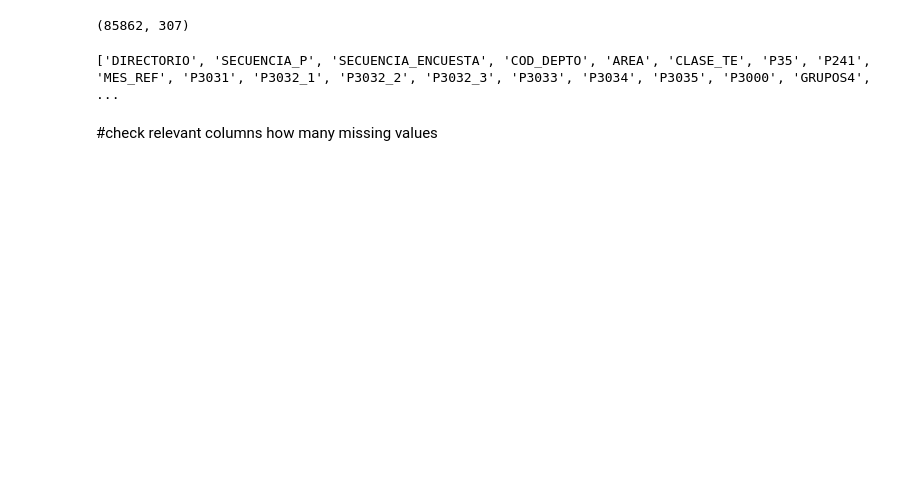
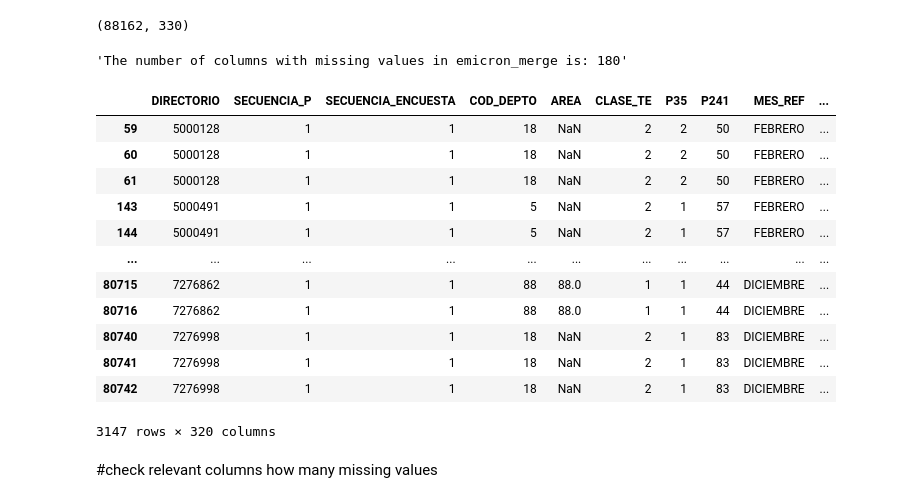
Before and after one commit to rbenzecry/SME-informal-sector-colombia, a Jupyter notebook: 01_emicron/01_cleaning_data_undp.ipynb, the cells around one changed output. Saved outputs shown, nothing was run; the diff lists cells and outputs as text; code cells hidden in the pictures; blank space fills up the shorter version.

```diff
--- a/01_emicron/01_cleaning_data_undp.ipynb
+++ b/01_emicron/01_cleaning_data_undp.ipynb
@@ -86,0 +182,12 @@ emicron = pd.merge(emicron, f_ex_micro, on=["DIRECTORIO", "SECUENCIA_ENCUESTA",
+# %%
+# Define the old and new column names
+rename_cols = {'MES': 'MES_REF', 'CLASE': 'CLASE_TE', 'DPTO': 'COD_DEPTO', 'ORDEN':'SECUENCIA_ENCUESTA'}
+
+# Rename the columns in all dataframes
+for dataset_name, dataset in datasets_geih.items():
+    datasets_geih[dataset_name] = dataset.rename(columns=rename_cols)
+# %%
+columns_to_drop = ['PERIODO', 'PER', 'REGIS', 'CLASE_TE', 'COD_DEPTO', 'MES_REF', 'id_house', 'FEX_C18', 'HOGAR', 'adj_weight']
+
+for dataset_name, dataset in datasets_geih.items():
+    datasets_geih[dataset_name] = dataset.drop(columns_to_drop, axis=1, errors='ignore')
@@ -86,0 +196,23 @@ emicron = pd.merge(emicron, f_ex_micro, on=["DIRECTORIO", "SECUENCIA_ENCUESTA",
+# %%
+# Convert the data types of the merging columns to int64
+for dataset_name, dataset in datasets_geih.items():
+    for col in ["DIRECTORIO", "SECUENCIA_P", "SECUENCIA_ENCUESTA"]:
+        datasets_geih[dataset_name][col] = datasets_geih[dataset_name][col].astype('int64')
+emicron["DIRECTORIO"] = emicron["DIRECTORIO"].astype('int64')
+emicron["SECUENCIA_P"] = emicron["SECUENCIA_P"].astype('int64')
+emicron["SECUENCIA_ENCUESTA"] = emicron["SECUENCIA_ENCUESTA"].astype('int64')
+# %%
+#to run
+# Define the columns you want to merge
+merge_cols = ["DIRECTORIO", "SECUENCIA_P", 'SECUENCIA_ENCUESTA']
+
+# Get the list of dataset items
+datasets_items = list(datasets_geih.items())
+
+# Merge the first dataset
+emicron_merge = pd.merge(emicron, datasets_items[0][1], on=merge_cols, how='inner')
+
+# Loop over the rest of the datasets in datasets_geih
+for dataset_name, dataset in datasets_items[1:]:
+  emicron_merge = pd.merge(emicron_merge, dataset, on=merge_cols, how='inner')
+  print(emicron_merge)
@@ -87,8 +237,36 @@ emicron = pd.merge(emicron, f_ex_micro, on=["DIRECTORIO", "SECUENCIA_ENCUESTA",
 # %%
-emicron.shape
+emicron_merge.shape
 # %% [output]
-(85862, 307)
+(88162, 330)
-# %%
-print(emicron.columns.tolist())
-# %% [output]
-['DIRECTORIO', 'SECUENCIA_P', 'SECUENCIA_ENCUESTA', 'COD_DEPTO', 'AREA', 'CLASE_TE', 'P35', 'P241', 'MES_REF', 'P3031', 'P3032_1', 'P3032_2', 'P3032_3', 'P3033', 'P3034', 'P3035', 'P3000', 'GRUPOS4',  ...
+# %%
+# Check for missing values in each column
+missing_counts = emicron_merge.isnull().sum()
+
+# Count the total number of columns with missing values
+num_columns_with_missing = (missing_counts > 0).sum()
+
+f"The number of columns with missing values in emicron_merge is: {num_columns_with_missing}"
+# %% [output]
+'The number of columns with missing values in emicron_merge is: 180'
+# %%
+# Assuming df is your DataFrame
+duplicates = emicron_merge.duplicated(subset=['DIRECTORIO', 'SECUENCIA_P', 'SECUENCIA_ENCUESTA'])
+
+# If you want to see the rows that are duplicated
+duplicate_rows = emicron_merge[emicron_merge.duplicated(subset=['DIRECTORIO', 'SECUENCIA_P', 'SECUENCIA_ENCUESTA'])]
+
+duplicate_rows
+# %% [output]
+|  | DIRECTORIO | SECUENCIA_P | SECUENCIA_ENCUESTA | COD_DEPTO | AREA | CLASE_TE | P35 | P241 | MES_REF | ... |
+| 59 | 5000128 | 1 | 1 | 18 | NaN | 2 | 2 | 50 | FEBRERO | ... |
+| 60 | 5000128 | 1 | 1 | 18 | NaN | 2 | 2 | 50 | FEBRERO | ... |
+| 61 | 5000128 | 1 | 1 | 18 | NaN | 2 | 2 | 50 | FEBRERO | ... |
+| 143 | 5000491 | 1 | 1 | 5 | NaN | 2 | 1 | 57 | FEBRERO | ... |
+| 144 | 5000491 | 1 | 1 | 5 | NaN | 2 | 1 | 57 | FEBRERO | ... |
+| ... | ... | ... | ... | ... | ... | ... | ... | ... | ... | ... |
+| 80715 | 7276862 | 1 | 1 | 88 | 88.0 | 1 | 1 | 44 | DICIEMBRE | ... |
+| 80716 | 7276862 | 1 | 1 | 88 | 88.0 | 1 | 1 | 44 | DICIEMBRE | ... |
+| 80740 | 7276998 | 1 | 1 | 18 | NaN | 2 | 1 | 83 | DICIEMBRE | ... |
+| 80741 | 7276998 | 1 | 1 | 18 | NaN | 2 | 1 | 83 | DICIEMBRE | ... |
+| 80742 | 7276998 | 1 | 1 | 18 | NaN | 2 | 1 | 83 | DICIEMBRE | ... |
+3147 rows × 320 columns
```
Also changed, not shown: parts of 45 cells of this notebook.
